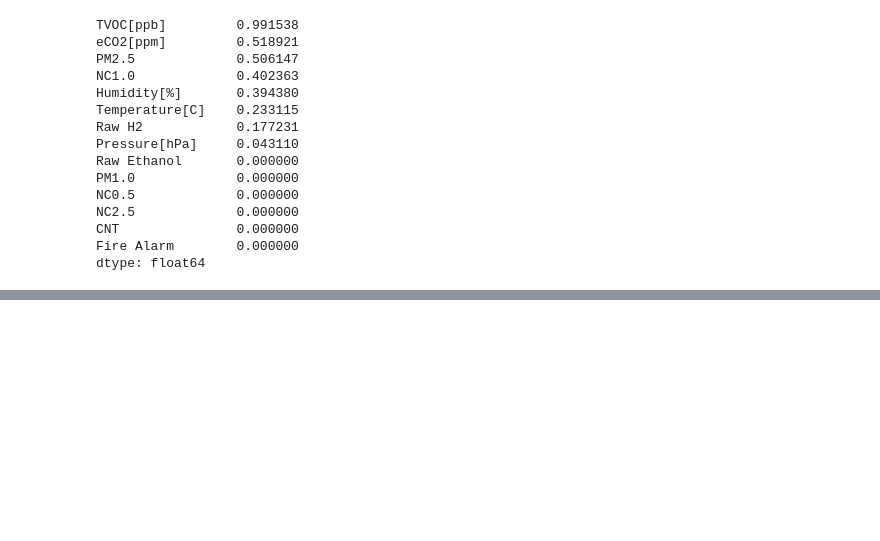
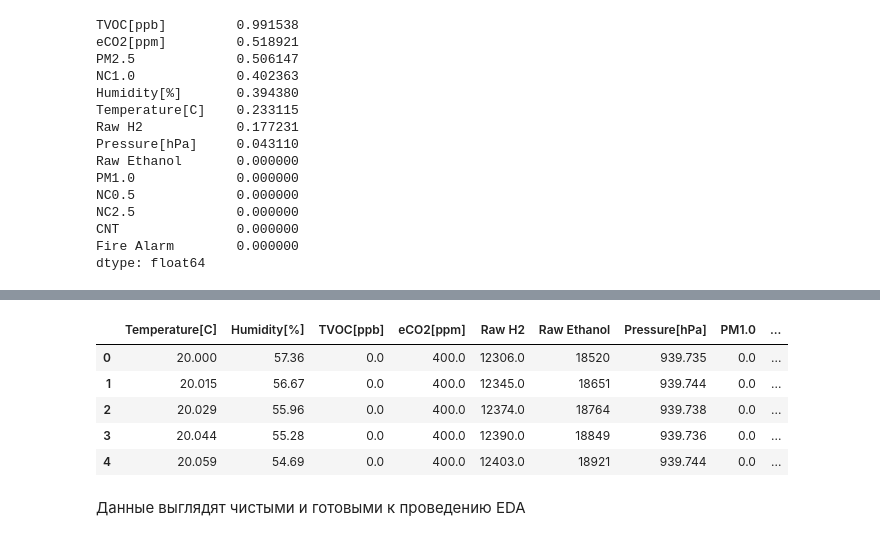
Before and after one commit to smnk-1/ML-studying, a Jupyter notebook: notebooks/SmokeDetectorEDA.ipynb, the cells around one changed output, grey strips where cells are left out. Cells and saved outputs as stored; diff of their text form; code cells hidden in the pictures; blank space fills up the shorter version.

Commit message:
feat: clear data

```diff
--- a/notebooks/SmokeDetectorEDA.ipynb
+++ b/notebooks/SmokeDetectorEDA.ipynb
@@ -82,2 +92,3 @@ dtype: float64
 # %%
-## здесь обработать замену пропусков
+data.dropna(inplace=True)
+data.isna().sum()
@@ -97,0 +137,3 @@ data.describe()
+# %%
+data.drop_duplicates(inplace=True)
+int(data.duplicated().sum())
@@ -97,0 +162,11 @@ data.describe()
+# %%
+data.head()
+# %% [output]
+|  | Temperature[C] | Humidity[%] | TVOC[ppb] | eCO2[ppm] | Raw H2 | Raw Ethanol | Pressure[hPa] | PM1.0 | ... |
+| 0 | 20.000 | 57.36 | 0.0 | 400.0 | 12306.0 | 18520 | 939.735 | 0.0 | ... |
+| 1 | 20.015 | 56.67 | 0.0 | 400.0 | 12345.0 | 18651 | 939.744 | 0.0 | ... |
+| 2 | 20.029 | 55.96 | 0.0 | 400.0 | 12374.0 | 18764 | 939.738 | 0.0 | ... |
+| 3 | 20.044 | 55.28 | 0.0 | 400.0 | 12390.0 | 18849 | 939.736 | 0.0 | ... |
+| 4 | 20.059 | 54.69 | 0.0 | 400.0 | 12403.0 | 18921 | 939.744 | 0.0 | ... |
+# %% [markdown]
+Данные выглядят чистыми и готовыми к проведению EDA
```
Also changed, not shown: parts of 11 cells of this notebook.
